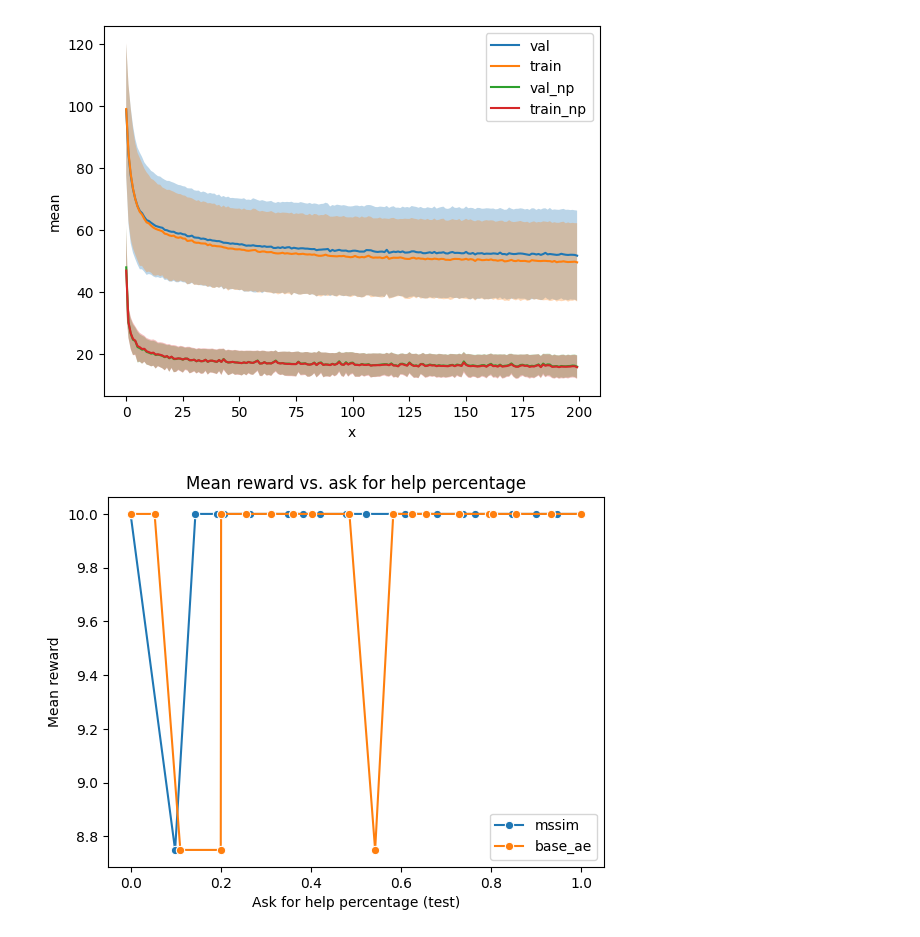
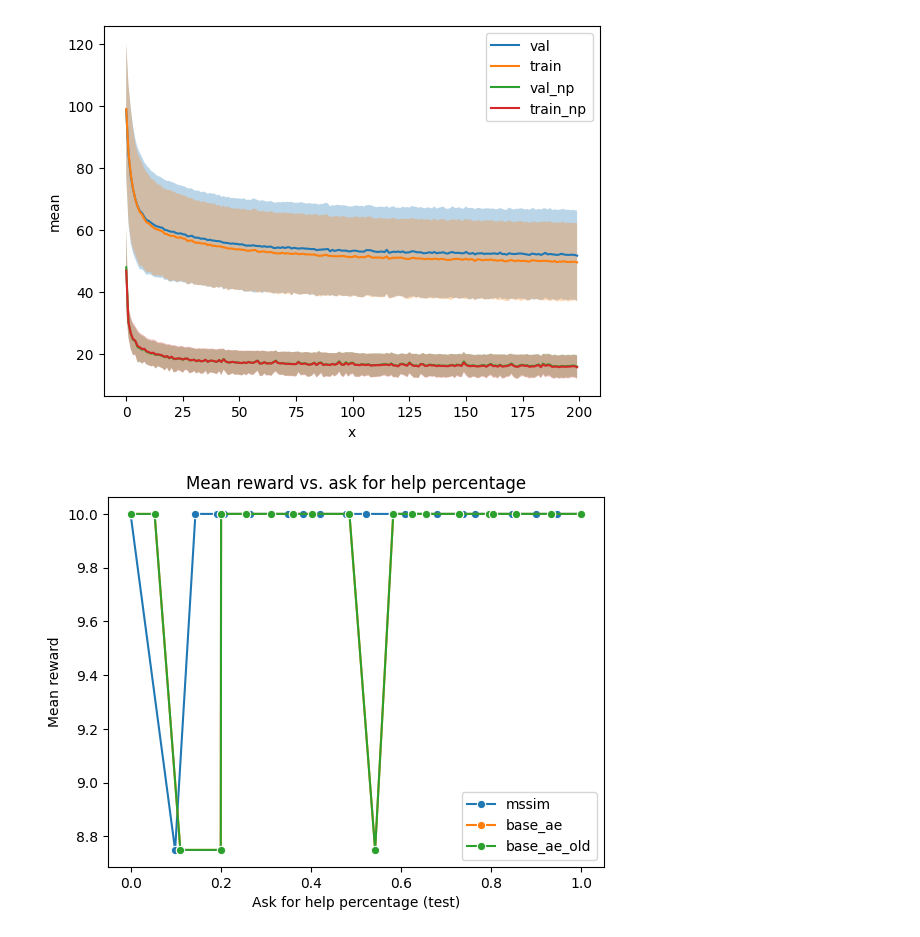
Before and after one commit to PavelCz/yrc-bench-fork, a Jupyter notebook: analyzing/plotting.ipynb, the cells around one changed output. Drawn from its saved outputs; the diff is of its cells as text; code cells hidden in the pictures.

```diff
--- a/analyzing/plotting.ipynb
+++ b/analyzing/plotting.ipynb
@@ -85,7 +85,7 @@ base_path = Path("/home/pavel/data/goal-misgen/tmp")
 # evals = ["random"]
 
 eval_path = base_path / "debug-01-better-thresholds"
-evals = ["mssim", "base_ae"]
+evals = ["mssim", "base_ae", "base_ae_old"]
 
 for eval in evals:
 
@@ -128,31 +128,31 @@ for eval in evals:
     #         if threshold is None:
     #             raise ValueError("Threshold is None")
     #         num_larger = np.sum(training_scores > threshold)
     #         train_ood_percentage.append(num_larger / len(training_scores))
     # else:
     #     train_ood_percentage = None
 
 
     # print(f"Ask for help percentage: {train_ood_percentage}")
 
     # Plot lineplot using seaborn.
     sns.lineplot(x=afh_percentage, y=mean_rewards, label=eval, marker="o")
 
 plt.xlabel("Ask for help percentage (test)")
 plt.ylabel("Mean reward")
 plt.title("Mean reward vs. ask for help percentage")
 plt.legend()
 plt.show()
 
 # Plot lineplot using matplotlib.
 # plt.plot(thresholds, mean_rewards)
 # plt.fill_between(thresholds, mean_rewards - std_rewards, mean_rewards + std_rewards, alpha=0.5)
 # plt.show()
 
 
 
 # print(eval_data["thresholds"])
 
 # print(eval_data["scores"])
 # %% [output]
-[figure, old version]
+[figure, new version]
```
Also changed, not shown: 1 other file.
